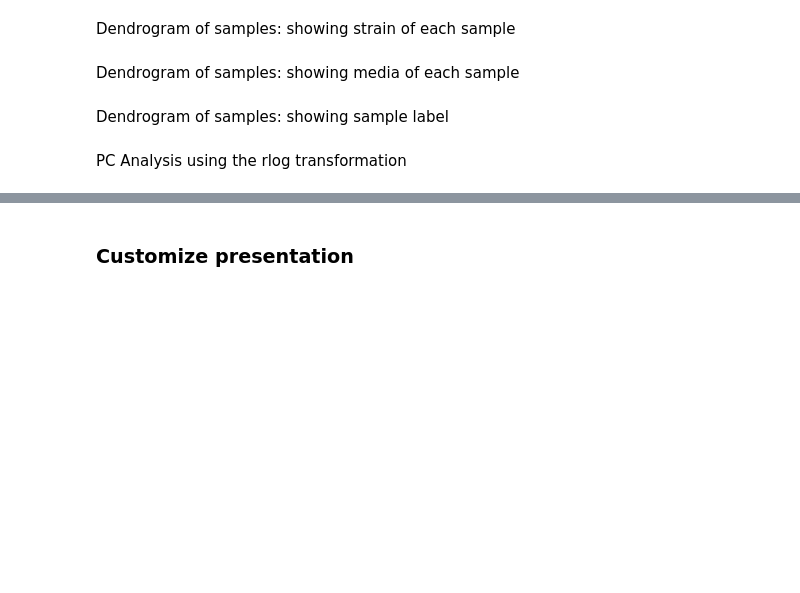
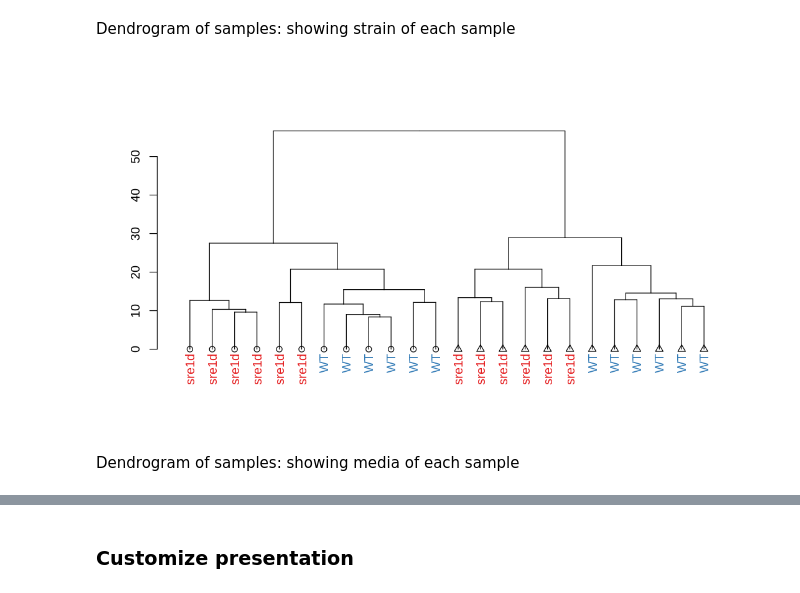
Before and after one commit to granek/testing_for_zenodo, a Jupyter notebook: bioinformatics/DESeq2/02_deseq_DE.ipynb, the cells around one changed output, grey strips where cells are left out. Drawn from its saved outputs; the diff is of its cells as text; code cells hidden in the pictures; blank space fills up the shorter version.

```diff
--- a/bioinformatics/DESeq2/02_deseq_DE.ipynb
+++ b/bioinformatics/DESeq2/02_deseq_DE.ipynb
@@ -678,12 +685,29 @@ assay(rld) %>%
     mydend
 # %% [markdown]
 Dendrogram of samples: showing strain of each sample
+# %%
+
+dendplot <- function(mydend, columndata, labvar, colvar, pchvar) {
+    cols <- factor(columndata[[colvar]][order.dendrogram(mydend)])
+    collab <- brewer.pal(max(3,nlevels(cols)),"Set1")[cols]
+    pchs <- factor(columndata[[pchvar]][order.dendrogram(mydend)])
+    pchlab <- seq_len(nlevels(pchs))[pchs]
+    lablab <- columndata[[labvar]][order.dendrogram(mydend)]
+
+    mydend %>%
+        set("labels_cex",1) %>%
+        set("labels_col",collab) %>%
+        set("leaves_pch",pchlab) %>%
+        set("labels", lablab)
+}
 # %%
 options(repr.plot.width = 9, repr.plot.height = 5)
-dendplot(mydend, columnData,
+dendplot(mydend, dds2019@colData,
          "genotype",    # variable that show in label
-         "Stra",    # variable that define color
-         "Media") %>% # variable that define shape of points
+         "genotype",    # variable that define color
+         "condition") %>% # variable that define shape of points
     plot
+# %% [output]
+[figure, added]
 # %% [markdown]
 Dendrogram of samples: showing media of each sample
@@ -692,2 +713,0 @@ dendplot(mydend, columnData, "Media", "Strain", "Media") %>% plot
-# %% [markdown]
-Dendrogram of samples: showing sample label
@@ -696,2 +713,0 @@ dendplot(mydend, columnData, "Label", "Media", "Strain") %>% plot
-# %% [markdown]
-PC Analysis using the rlog transformation
```
Also changed, not shown: parts of 124 cells of this notebook.
